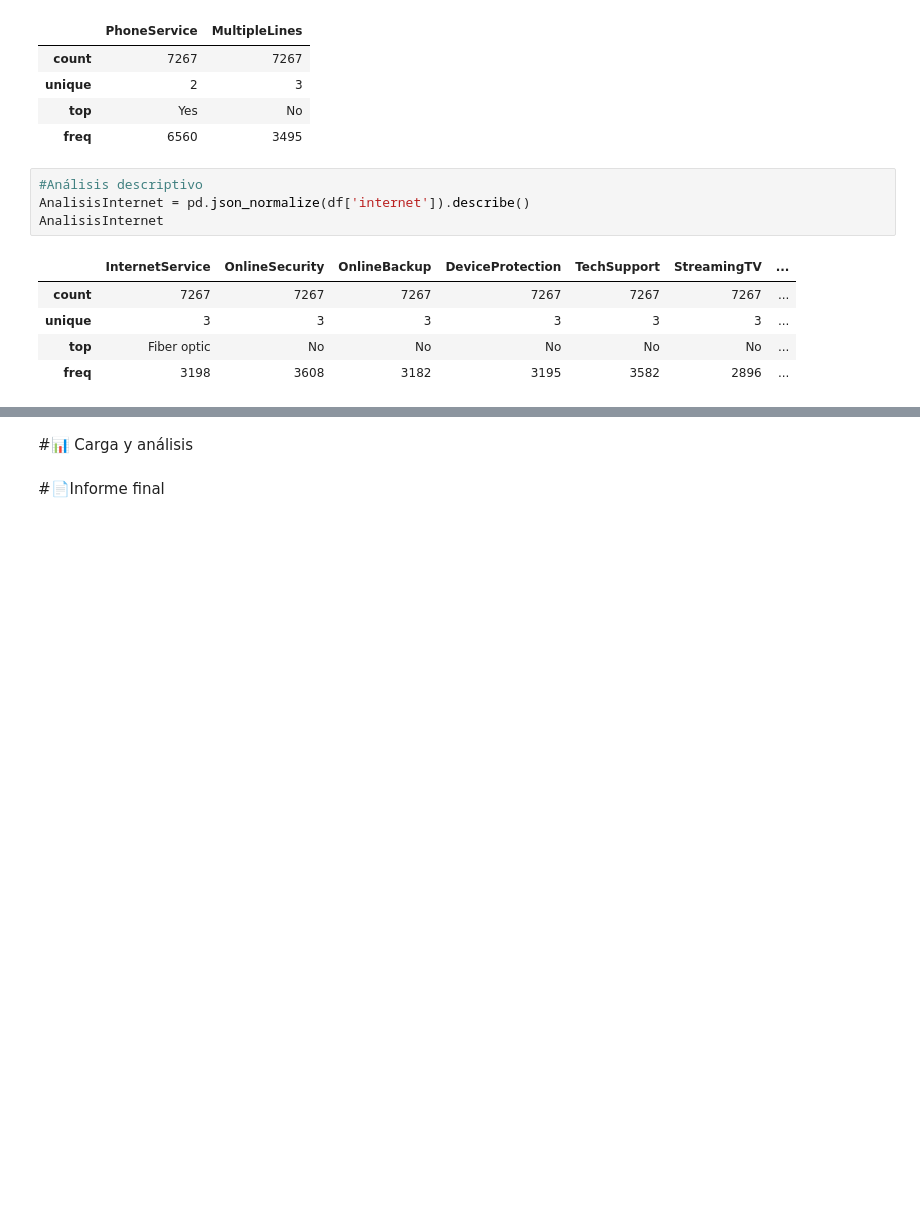
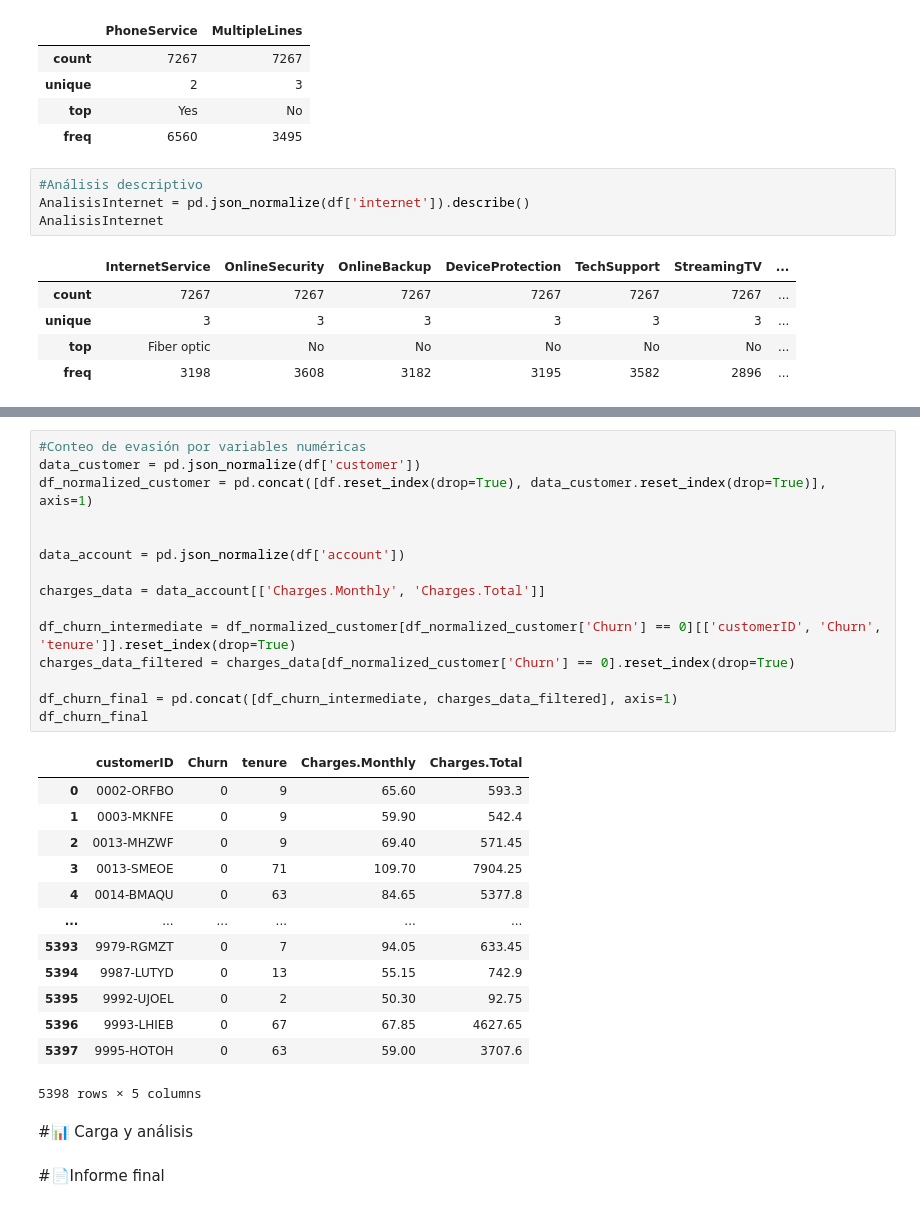
Before and after one commit to clopezv/Challenger_TelecomX, a Jupyter notebook: TelecomX_LATAM_CLV.ipynb, the cells around one changed output, grey strips where cells are left out. Saved outputs shown, nothing was run; the diff lists cells and outputs as text; blank space fills up the shorter version.

```diff
--- a/TelecomX_LATAM_CLV.ipynb
+++ b/TelecomX_LATAM_CLV.ipynb
@@ -483,3 +595,32 @@ AnalisisAccount
+# %%
+#Conteo de evasión por variables numéricas
+data_customer = pd.json_normalize(df['customer'])
+df_normalized_customer = pd.concat([df.reset_index(drop=True), data_customer.reset_index(drop=True)], axis=1)
+
+
+data_account = pd.json_normalize(df['account'])
+
+charges_data = data_account[['Charges.Monthly', 'Charges.Total']]
+
+df_churn_intermediate = df_normalized_customer[df_normalized_customer['Churn'] == 0][['customerID', 'Churn', 'tenure']].reset_index(drop=True)
+charges_data_filtered = charges_data[df_normalized_customer['Churn'] == 0].reset_index(drop=True)
+
+df_churn_final = pd.concat([df_churn_intermediate, charges_data_filtered], axis=1)
+df_churn_final
+# %% [output]
+|  | customerID | Churn | tenure | Charges.Monthly | Charges.Total |
+| 0 | 0002-ORFBO | 0 | 9 | 65.60 | 593.3 |
+| 1 | 0003-MKNFE | 0 | 9 | 59.90 | 542.4 |
+| 2 | 0013-MHZWF | 0 | 9 | 69.40 | 571.45 |
+| 3 | 0013-SMEOE | 0 | 71 | 109.70 | 7904.25 |
+| 4 | 0014-BMAQU | 0 | 63 | 84.65 | 5377.8 |
+| ... | ... | ... | ... | ... | ... |
+| 5393 | 9979-RGMZT | 0 | 7 | 94.05 | 633.45 |
+| 5394 | 9987-LUTYD | 0 | 13 | 55.15 | 742.9 |
+| 5395 | 9992-UJOEL | 0 | 2 | 50.30 | 92.75 |
+| 5396 | 9993-LHIEB | 0 | 67 | 67.85 | 4627.65 |
+| 5397 | 9995-HOTOH | 0 | 63 | 59.00 | 3707.6 |
+5398 rows × 5 columns
 # %% [markdown]
 #📊 Carga y análisis
 # %% [markdown]
```
Also changed, not shown: parts of 40 cells of this notebook.
